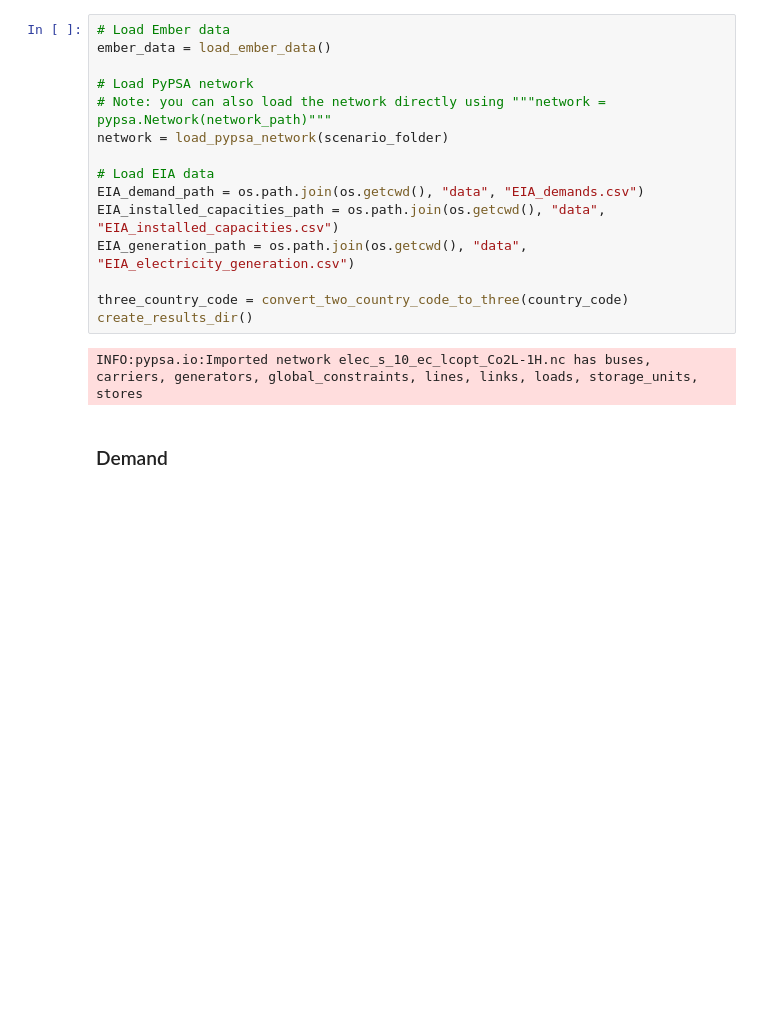
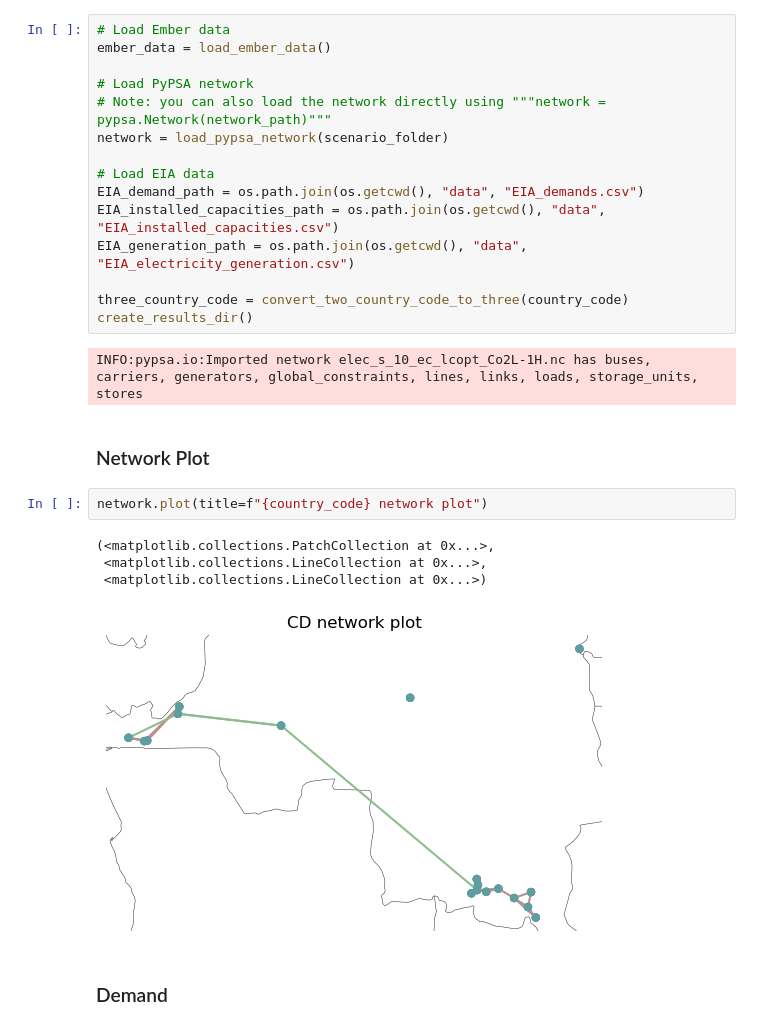
Before and after one commit to GbotemiB/PyPSA-EAPP, a Jupyter notebook: notebooks/data_validation_CD.ipynb, the cells around one changed output. Drawn from its saved outputs; the diff is of its cells as text; blank space fills up the shorter version.

```diff
--- a/notebooks/data_validation_CD.ipynb
+++ b/notebooks/data_validation_CD.ipynb
@@ -45,6 +45,15 @@ three_country_code = convert_two_country_code_to_three(country_code)
 create_results_dir()
 # %% [output]
 INFO:pypsa.io:Imported network elec_s_10_ec_lcopt_Co2L-1H.nc has buses, carriers, generators, global_constraints, lines, links, loads, storage_units, stores
+# %% [markdown]
+### Network Plot
+# %%
+network.plot(title=f"{country_code} network plot")
+# %% [output]
+(<matplotlib.collections.PatchCollection at 0x...>,
+ <matplotlib.collections.LineCollection at 0x...>,
+ <matplotlib.collections.LineCollection at 0x...>)
+[figure, added]
 # %% [markdown]
 ### Demand
 # %%
```
Also changed, not shown: 5 other files.
